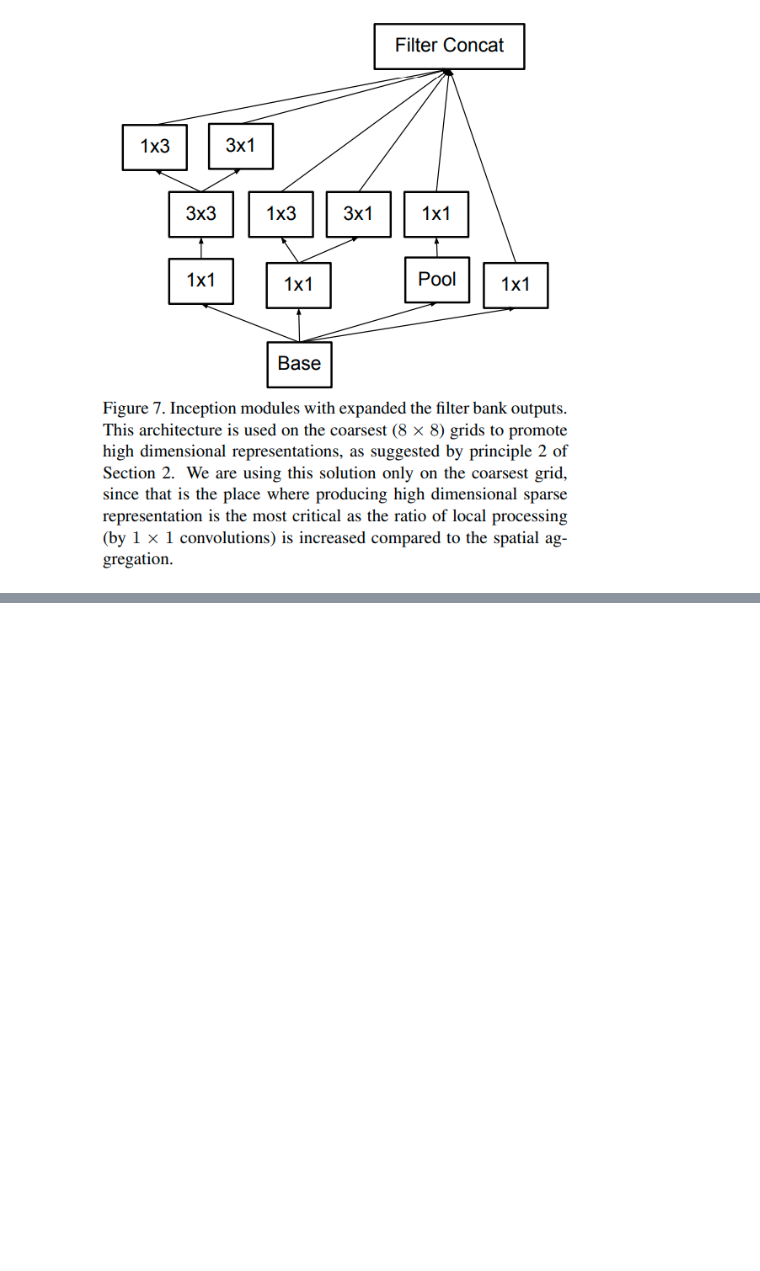
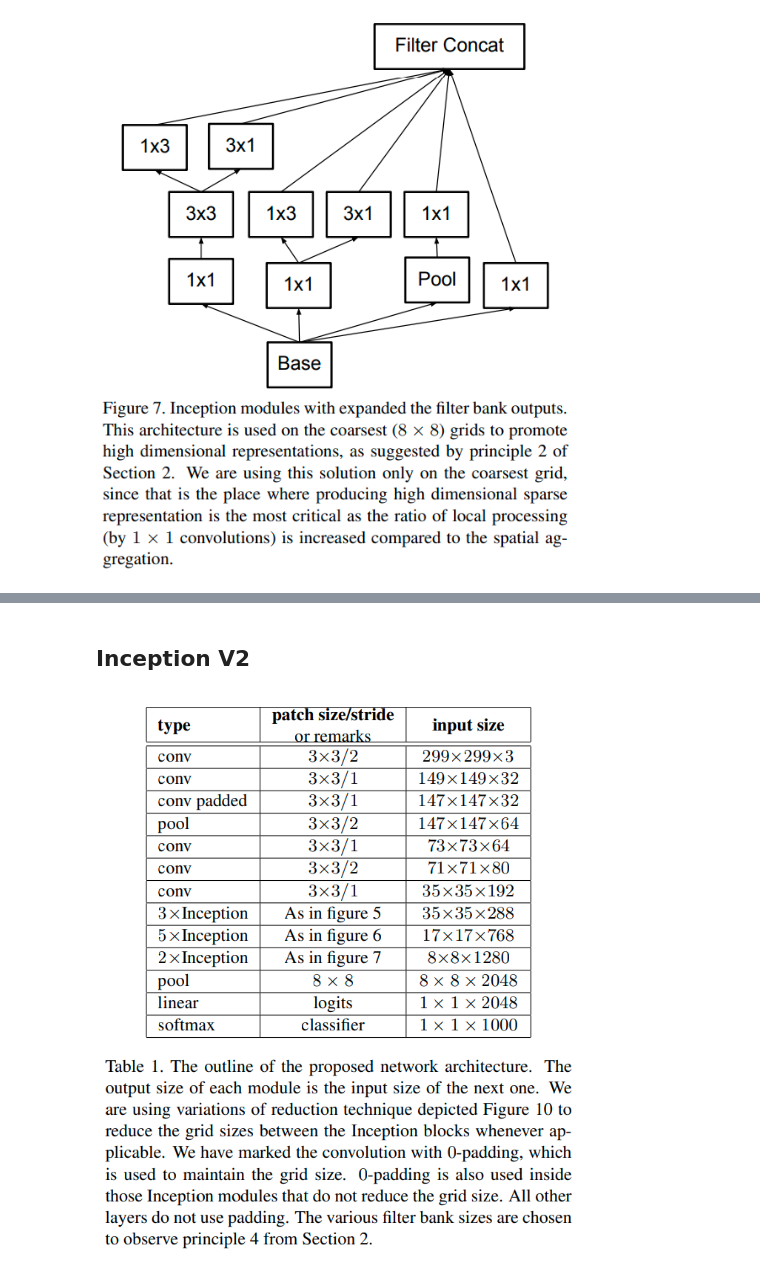
Before and after one commit to MilyangParkJaeHun/PapersWithCode, a Jupyter notebook: BackboneNetwork/InceptionV2-3/InceptionV2-3.ipynb, the cells around one changed output, grey strips where cells are left out. Drawn from its saved outputs; the diff is of its cells as text; code cells hidden in the pictures; blank space fills up the shorter version.

```diff
--- a/BackboneNetwork/InceptionV2-3/InceptionV2-3.ipynb
+++ b/BackboneNetwork/InceptionV2-3/InceptionV2-3.ipynb
@@ -191,0 +220,6 @@ filters_C2 = {"1_1_reduce": 448, "1_2_3x3": 384, "1_3_1x3": 384, "1_4_3x1": 384,
+# %% [markdown]
+## Inception V2
+# %%
+Image('image/inceptionv2-architecture.png')
+# %% [output]
+[figure, added]
```
Also changed, not shown: parts of 10 cells of this notebook, 2 other files.
